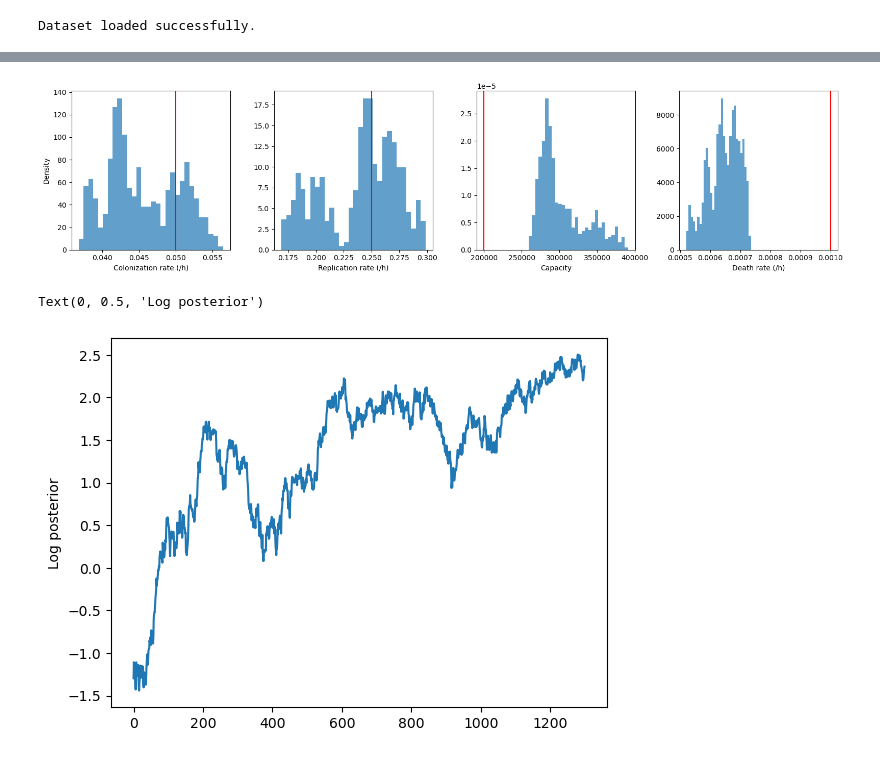
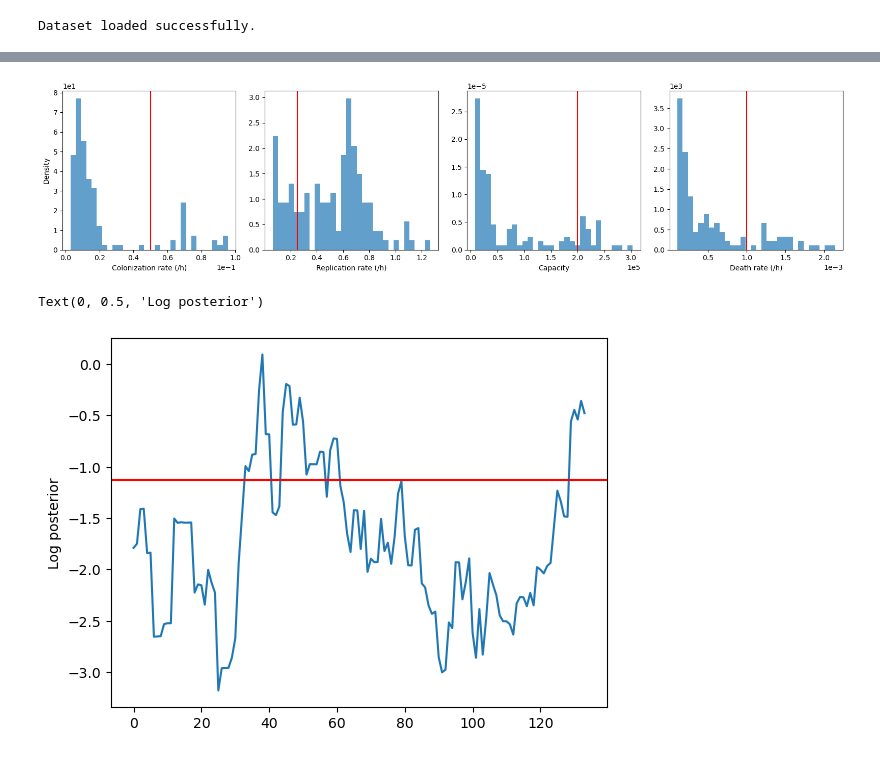
Before and after one commit to PessoaP/Celegans_inference, a Jupyter notebook: mcmc_example.ipynb, the cells around one changed output, grey strips where cells are left out. Saved outputs shown, nothing was run; the diff lists cells and outputs as text; code cells hidden in the pictures.

Commit message:
test_no_prior

```diff
--- a/mcmc_example.ipynb
+++ b/mcmc_example.ipynb
@@ -63,7 +63,7 @@ Dataset loaded successfully.
 # %%
 #Define log posterior and check up in the lp_gt
 value = torch.tensor( (1/20, 1/4, 2*1e5, 1e-3) ).to(data.device)
-prior = torch.distributions.LogNormal(torch.log(value),torch.ones_like(value)*1/3)
+prior = torch.distributions.LogNormal(torch.log(value),torch.ones_like(value))
 logposterior = lambda value,data: data.loglike(value) + prior.log_prob(value).sum()
 
 lp_gt = logposterior(gt.to(data.device),data)
@@ -93,3 +73,25 @@ lp = -torch.inf
+# %%
+def proposal(th,S_prop=1e-2):
+    lth = torch.log(th)
+    lprop = lth + torch.randn_like(th)*S_prop
+    return torch.exp(lprop)
+
+def next_MCMC_sample(params,lp,S_prop=1e2,burn=False):
+    lp = logposterior(params,data) #While this is not usually necessary, the fact that we workon an approximation requires this recalculation to avoid the bias of a favorable semple of numbers.
+
+    params_prop = proposal(params,S_prop)
+    lp_prop = logposterior(params_prop,data)
+
+    if burn:
+        accept = (0 < (lp_prop-lp).item())
+    else:
+        accept = torch.log(torch.rand(1)).item() < (lp_prop-lp).item()
+
+    if accept:
+        lp = lp_prop
+        params = params_prop
+
+    return params,lp
 # %%
 N_burn = 300
 N_mcmc = 1000
@@ -98,0 +105,5 @@ mcmc_lps = []
+# %%
+params = prior.sample()
+
+params = data.ode_initialization(params)
+lp = logposterior(params,data)
@@ -99,10 +124,13 @@ mcmc_lps = []
 # %%
+S_prop = torch.linspace(.1,1e-2,N_burn)
+
 for s in tqdm(range(N_burn+N_mcmc)):
     if (s+1)%10 == 0:
         print(s+1, 'lp', lp.item())
         print(params.cpu().numpy())
 
-    params,lp = next_MCMC_sample(params,lp)
+
+    params, lp = next_MCMC_sample(params, lp,(S_prop[s] if s<N_burn else 1e-2),burn=s<N_burn)
     mcmc_params.append(params*1)
     mcmc_lps.append(lp.item())
 # %% [output]
@@ -136,22 +164,25 @@ posterior_samples = torch.stack(mcmc_params[-N_mcmc:]).cpu().numpy()
 # %%
 fig, ax = plt.subplots(1, 4, figsize=(16, 4))
 titles = ['Colonization rate (/h)','Replication rate (/h)','Capacity','Death rate (/h)']
 for i in range(4):
     ax[i].hist(posterior_samples[:, i], bins=30, density=True, alpha=0.7)
     ax[i].set_xlabel(titles[i])
     ax[i].axvline(gt[i].item(),color='r')
 
 formatter = ticker.ScalarFormatter(useMathText=True)
 formatter.set_scientific(True)
+[axi.ticklabel_format(style='sci', axis='y', scilimits=(0, 0)) for axi in ax]
+[axi.ticklabel_format(style='sci', axis='x', scilimits=(0, 0)) for axi in ax]
 
 ax[0].set_ylabel('Density')
 fig.tight_layout()
 plt.show()
 # %% [output]
-[figure, old version]
+[figure, new version]
 # %%
 plt.plot(mcmc_lps)
+plt.axhline(lp_gt.item(),color='r')
 plt.ylabel('Log posterior')
 # %% [output]
 Text(0, 0.5, 'Log posterior')
-[figure, old version]
+[figure, new version]
```
Also changed, not shown: parts of 5 cells of this notebook, 2 other files.
